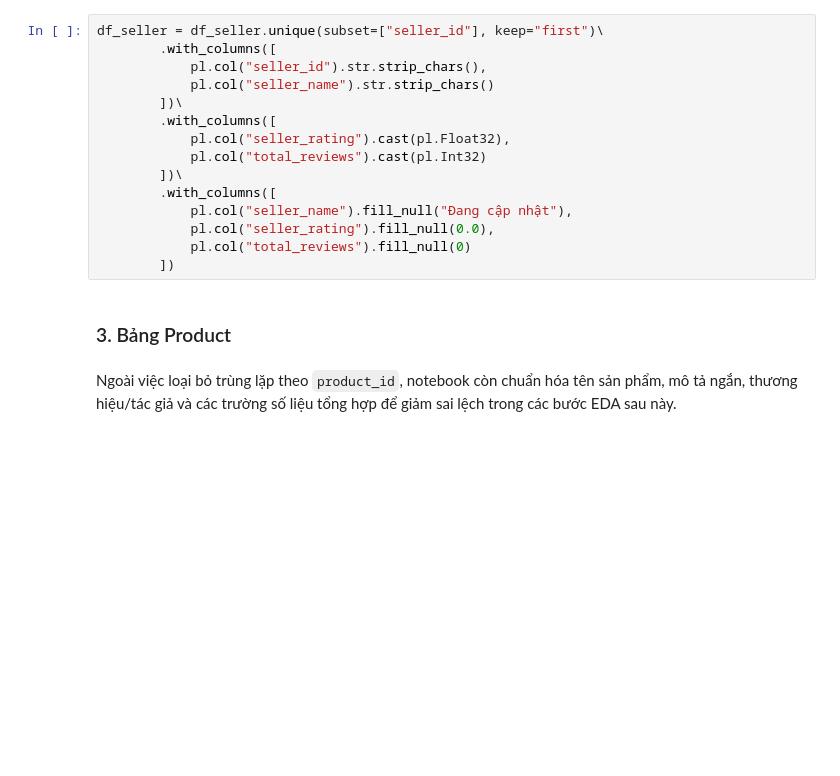
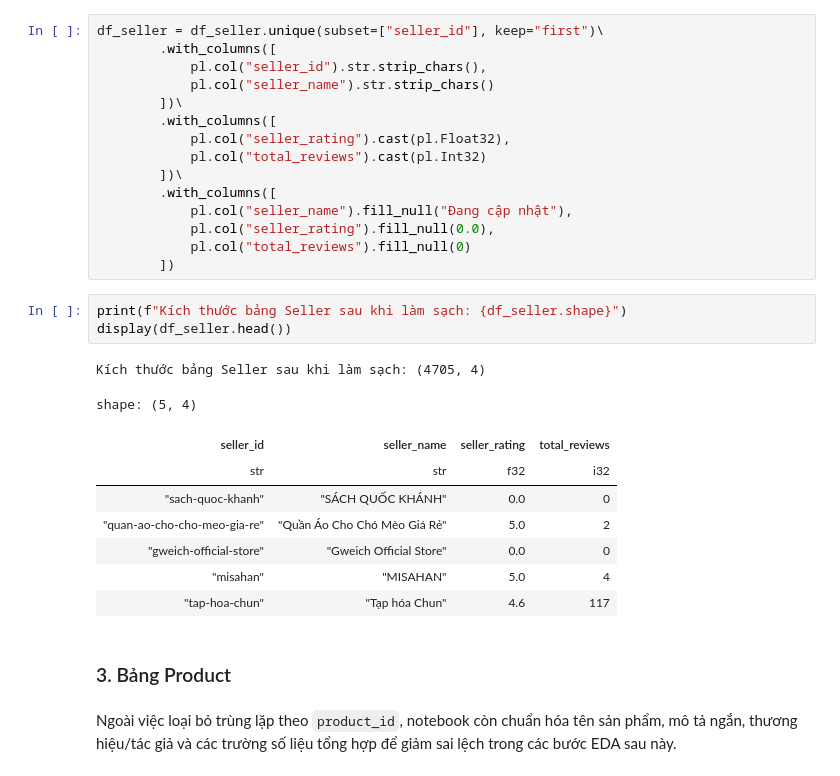
Before and after one commit to khoa26/ecommerce_analysis, a Jupyter notebook: notebooks/02_data_preprocessing.ipynb, the cells around one changed output. Saved outputs shown, nothing was run; the diff lists cells and outputs as text; blank space fills up the shorter version.

```diff
--- a/notebooks/02_data_preprocessing.ipynb
+++ b/notebooks/02_data_preprocessing.ipynb
@@ -151,8 +172,21 @@ df_seller = df_seller.unique(subset=["seller_id"], keep="first")\
             pl.col("seller_rating").fill_null(0.0),
             pl.col("total_reviews").fill_null(0)
         ])
+# %%
+print(f"Kích thước bảng Seller sau khi làm sạch: {df_seller.shape}")
+display(df_seller.head())
+# %% [output]
+Kích thước bảng Seller sau khi làm sạch: (4705, 4)
+shape: (5, 4)
+| seller_id | seller_name | seller_rating | total_reviews |
+| str | str | f32 | i32 |
+| "sach-quoc-khanh" | "SÁCH QUỐC KHÁNH" | 0.0 | 0 |
+| "quan-ao-cho-cho-meo-gia-re" | "Quần Áo Cho Chó Mèo Giá Rẻ" | 5.0 | 2 |
+| "gweich-official-store" | "Gweich Official Store" | 0.0 | 0 |
+| "misahan" | "MISAHAN" | 5.0 | 4 |
+| "tap-hoa-chun" | "Tạp hóa Chun" | 4.6 | 117 |
 # %% [markdown]
-### 3. Bảng Product
+<h3 id="section-3-bang-product">3. Bảng Product</h3>
 # %% [markdown]
 Ngoài việc loại bỏ trùng lặp theo `product_id`, notebook còn chuẩn hóa tên sản phẩm, mô tả ngắn, thương hiệu/tác giả và các trường số liệu tổng hợp để giảm sai lệch trong các bước EDA sau này.
 # %%
```
Also changed, not shown: parts of 38 cells of this notebook, 5 other files.
